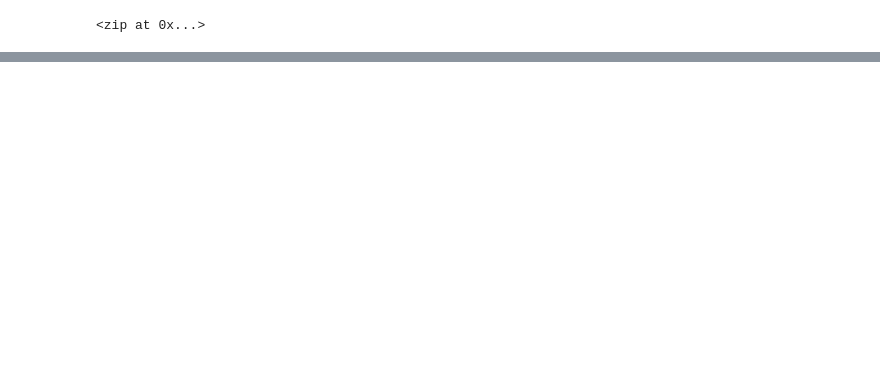
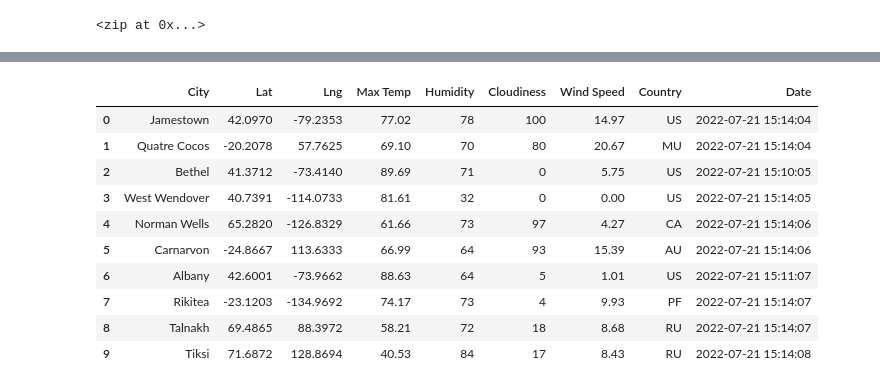
Before and after one commit to nfujikad/World_Weather_Analysis, a Jupyter notebook: WeatherPy.ipynb, the cells around one changed output, grey strips where cells are left out. Saved outputs shown, nothing was run; the diff lists cells and outputs as text; code cells hidden in the pictures; blank space fills up the shorter version.

Commit message:
data frame weatherpy

```diff
--- a/WeatherPy.ipynb
+++ b/WeatherPy.ipynb
@@ -54,0 +55,12 @@ len(cities)
+# %%
+# Import the requests library.
+import requests
+
+import os
+from dotenv import load_dotenv
+load_dotenv()
+OpenWeather_API_KEY = os.getenv("OpenWeather_API_KEY")
+# %%
+# Starting URL for Weather Map API Call.
+url = "http://api.openweathermap.org/data/2.5/weather?units=Imperial&APPID=" + OpenWeather_API_KEY
+print(type(url))
@@ -54,0 +73,10 @@ len(cities)
+# %%
+# Create an empty list to hold the weather data.
+city_data = []
+# Print the beginning of the logging.
+print("Beginning Data Retrieval     ")
+print("-----------------------------")
+
+# Create counters.
+record_count = 1
+set_count = 1
@@ -54,0 +155,16 @@ len(cities)
+# %%
+# Convert the array of dictionaries to a Pandas DataFrame.
+city_data_df = pd.DataFrame(city_data)
+city_data_df.head(10)
+# %% [output]
+|  | City | Lat | Lng | Max Temp | Humidity | Cloudiness | Wind Speed | Country | Date |
+| 0 | Jamestown | 42.0970 | -79.2353 | 77.02 | 78 | 100 | 14.97 | US | 2022-07-21 15:14:04 |
+| 1 | Quatre Cocos | -20.2078 | 57.7625 | 69.10 | 70 | 80 | 20.67 | MU | 2022-07-21 15:14:04 |
+| 2 | Bethel | 41.3712 | -73.4140 | 89.69 | 71 | 0 | 5.75 | US | 2022-07-21 15:10:05 |
+| 3 | West Wendover | 40.7391 | -114.0733 | 81.61 | 32 | 0 | 0.00 | US | 2022-07-21 15:14:05 |
+| 4 | Norman Wells | 65.2820 | -126.8329 | 61.66 | 73 | 97 | 4.27 | CA | 2022-07-21 15:14:06 |
+| 5 | Carnarvon | -24.8667 | 113.6333 | 66.99 | 64 | 93 | 15.39 | AU | 2022-07-21 15:14:06 |
+| 6 | Albany | 42.6001 | -73.9662 | 88.63 | 64 | 5 | 1.01 | US | 2022-07-21 15:11:07 |
+| 7 | Rikitea | -23.1203 | -134.9692 | 74.17 | 73 | 4 | 9.93 | PF | 2022-07-21 15:14:07 |
+| 8 | Talnakh | 69.4865 | 88.3972 | 58.21 | 72 | 18 | 8.68 | RU | 2022-07-21 15:14:07 |
+| 9 | Tiksi | 71.6872 | 128.8694 | 40.53 | 84 | 17 | 8.43 | RU | 2022-07-21 15:14:08 |
```
Also changed, not shown: parts of 8 cells of this notebook, 2 other files.
